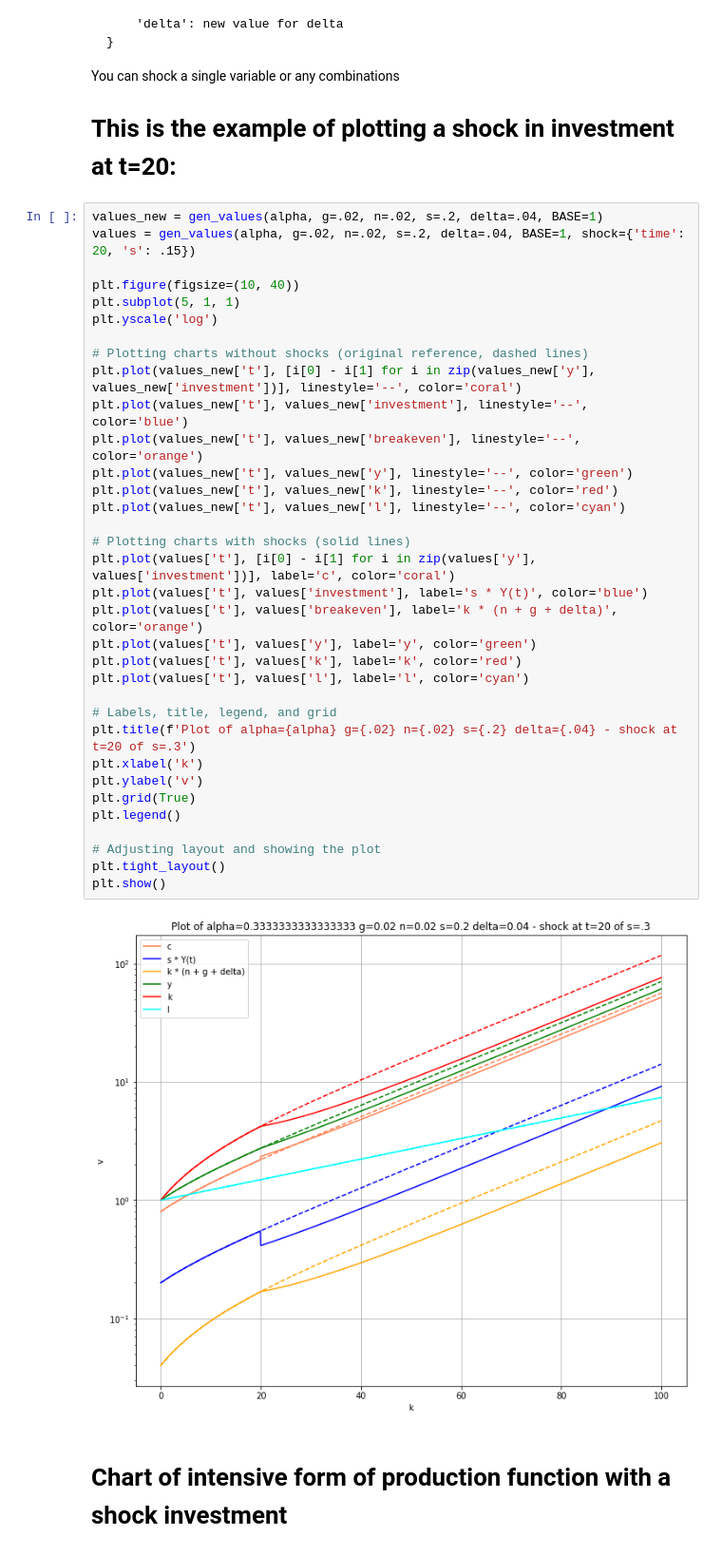
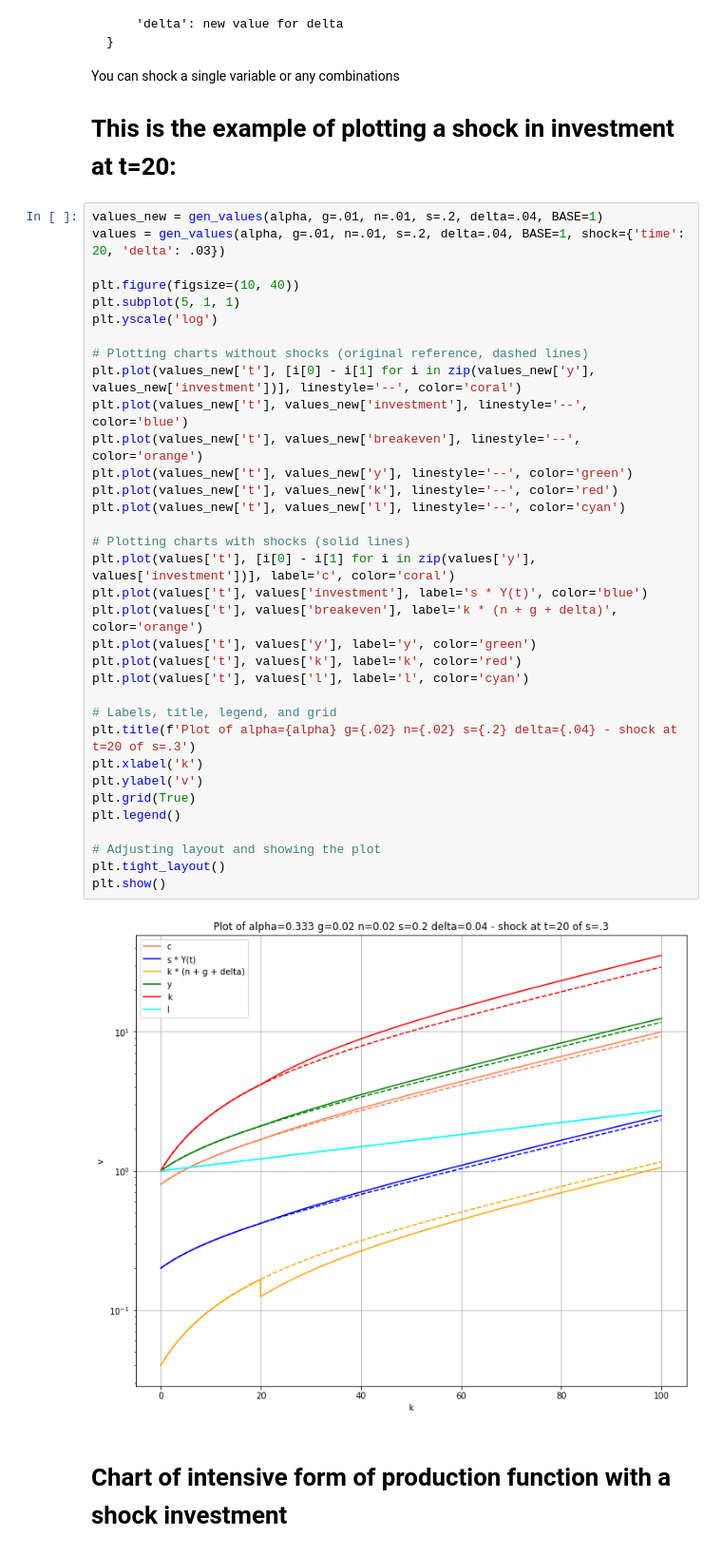
Before and after one commit to deodoro/macro_models, a Jupyter notebook: solow.ipynb, the cells around one changed output. Shown at 95% size. Saved outputs shown, nothing was run; the diff lists cells and outputs as text.

```diff
--- a/solow.ipynb
+++ b/solow.ipynb
@@ -162,41 +162,41 @@ You can shock a single variable or any combinations
 
 # This is the example of plotting a shock in investment at t=20:
 # %%
-values_new = gen_values(alpha, g=.02, n=.02, s=.2, delta=.04, BASE=1)
-values = gen_values(alpha, g=.02, n=.02, s=.2, delta=.04, BASE=1, shock={'time': 20, 's': .15})
+values_new = gen_values(alpha, g=.01, n=.01, s=.2, delta=.04, BASE=1)
+values = gen_values(alpha, g=.01, n=.01, s=.2, delta=.04, BASE=1, shock={'time': 20, 'delta': .03})
 
 plt.figure(figsize=(10, 40))
 plt.subplot(5, 1, 1)
 plt.yscale('log')
 
 # Plotting charts without shocks (original reference, dashed lines)
 plt.plot(values_new['t'], [i[0] - i[1] for i in zip(values_new['y'], values_new['investment'])], linestyle='--', color='coral')
 plt.plot(values_new['t'], values_new['investment'], linestyle='--', color='blue')
 plt.plot(values_new['t'], values_new['breakeven'], linestyle='--', color='orange')
 plt.plot(values_new['t'], values_new['y'], linestyle='--', color='green')
 plt.plot(values_new['t'], values_new['k'], linestyle='--', color='red')
 plt.plot(values_new['t'], values_new['l'], linestyle='--', color='cyan')
 
 # Plotting charts with shocks (solid lines)
 plt.plot(values['t'], [i[0] - i[1] for i in zip(values['y'], values['investment'])], label='c', color='coral')
 plt.plot(values['t'], values['investment'], label='s * Y(t)', color='blue')
 plt.plot(values['t'], values['breakeven'], label='k * (n + g + delta)', color='orange')
 plt.plot(values['t'], values['y'], label='y', color='green')
 plt.plot(values['t'], values['k'], label='k', color='red')
 plt.plot(values['t'], values['l'], label='l', color='cyan')
 
 # Labels, title, legend, and grid
 plt.title(f'Plot of alpha={alpha} g={.02} n={.02} s={.2} delta={.04} - shock at t=20 of s=.3')
 plt.xlabel('k')
 plt.ylabel('v')
 plt.grid(True)
 plt.legend()
 
 # Adjusting layout and showing the plot
 plt.tight_layout()
 plt.show()
 # %% [output]
-[figure, old version]
+[figure, new version]
 # %% [markdown]
 # Chart of intensive form of production function with a shock investment
 # %%
```
Also changed, not shown: parts of 2 cells of this notebook, 3 other files.
